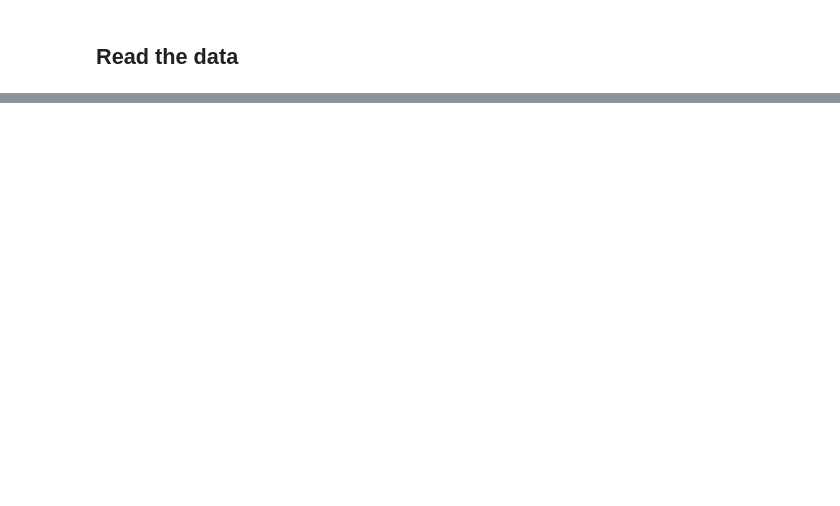
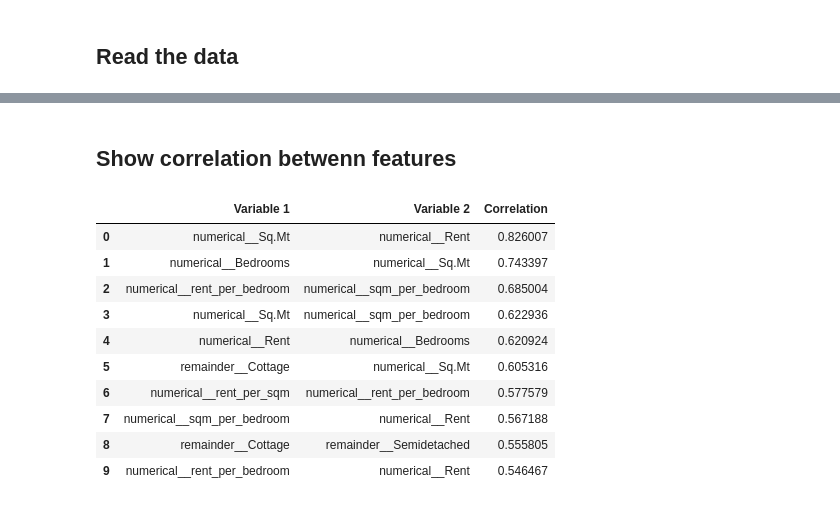
Before and after one commit to luisguareschi/group-project-ml-1, a Jupyter notebook: segmentation-lg.ipynb, the cells around one changed output, grey strips where cells are left out. Saved outputs shown, nothing was run; the diff lists cells and outputs as text; code cells hidden in the pictures; blank space fills up the shorter version.

```diff
--- a/segmentation-lg.ipynb
+++ b/segmentation-lg.ipynb
@@ -39,0 +94,24 @@ dtype: object
+# %%
+from sklearn.pipeline import Pipeline
+from sklearn.impute import SimpleImputer
+from sklearn.preprocessing import OneHotEncoder, MinMaxScaler
+from sklearn.compose import ColumnTransformer
+
+# Create pipeline for categorical variables
+categorical_pipeline = Pipeline([
+    ('encoder', OneHotEncoder(drop='first', sparse_output=False))
+])
+
+# Create pipeline for numerical variables
+numerical_pipeline = Pipeline([
+    ('scaler', MinMaxScaler())
+])
+
+# Combine both pipelines using ColumnTransformer
+preprocessor = ColumnTransformer(
+    [
+        ('categorical', categorical_pipeline, categorical_columns),
+        ('numerical', numerical_pipeline, numerical_columns)
+    ],
+    remainder="passthrough"
+)
@@ -39,0 +136,22 @@ dtype: object
+# %% [markdown]
+## Show correlation betwenn features
+# %%
+corr_matrix = x.corr()
+corr_pairs = corr_matrix.abs().unstack().reset_index()
+corr_pairs.columns = ['Variable 1', 'Variable 2', 'Correlation']
+filtered_corr = corr_pairs[(corr_pairs['Variable 1'] != corr_pairs['Variable 2']) & (corr_pairs['Correlation'] > 0.5)]
+sorted_corr = filtered_corr.sort_values(by='Correlation', ascending=False).drop_duplicates(subset=['Correlation'])
+sorted_corr.reset_index(drop=True, inplace=True)
+sorted_corr
+# %% [output]
+|  | Variable 1 | Variable 2 | Correlation |
+| 0 | numerical__Sq.Mt | numerical__Rent | 0.826007 |
+| 1 | numerical__Bedrooms | numerical__Sq.Mt | 0.743397 |
+| 2 | numerical__rent_per_bedroom | numerical__sqm_per_bedroom | 0.685004 |
+| 3 | numerical__Sq.Mt | numerical__sqm_per_bedroom | 0.622936 |
+| 4 | numerical__Rent | numerical__Bedrooms | 0.620924 |
+| 5 | remainder__Cottage | numerical__Sq.Mt | 0.605316 |
+| 6 | numerical__rent_per_sqm | numerical__rent_per_bedroom | 0.577579 |
+| 7 | numerical__sqm_per_bedroom | numerical__Rent | 0.567188 |
+| 8 | remainder__Cottage | remainder__Semidetached | 0.555805 |
+| 9 | numerical__rent_per_bedroom | numerical__Rent | 0.546467 |
```
Also changed, not shown: parts of 22 cells of this notebook.
